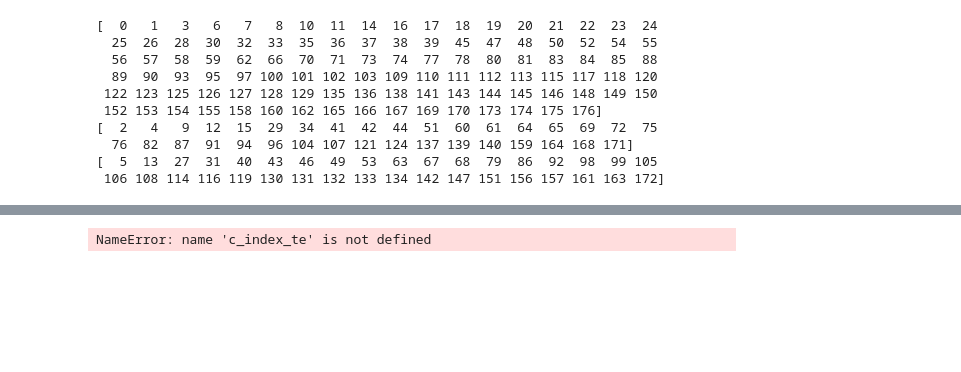
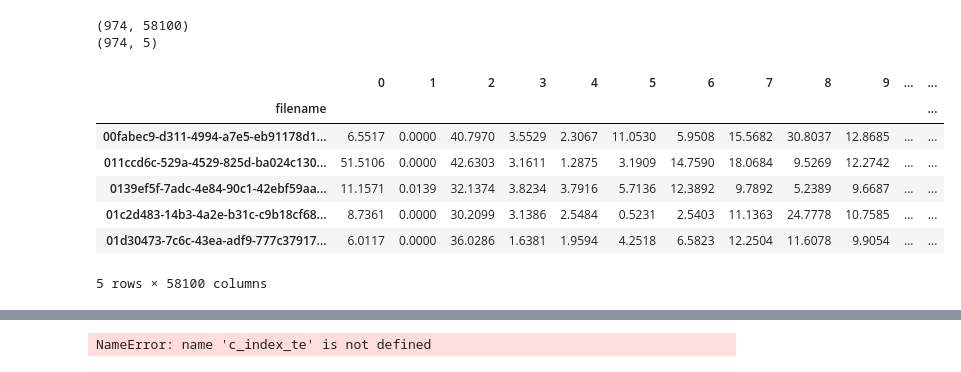
Before and after one commit to anaischossegros/research_project, a Jupyter notebook: src/Run.ipynb, the cells around one changed output, grey strips where cells are left out. Drawn from its saved outputs; the diff is of its cells as text; code cells hidden in the pictures; blank space fills up the shorter version.

```diff
--- a/src/Run.ipynb
+++ b/src/Run.ipynb
@@ -25,0 +24,17 @@ from Data_extraction_normalised import output_dfnorm, data_norm_df
+# %%
+print(np.shape(x_df2))
+print(np.shape(output_df2))
+# x_df2 = x_df2.reset_index(drop=True)
+# output_df2 = output_df2.reset_index(drop=True)
+x_df2.head()
+# %% [output]
+(974, 58100)
+(974, 5)
+|  | 0 | 1 | 2 | 3 | 4 | 5 | 6 | 7 | 8 | 9 | ... | ... |
+| filename |  |  |  |  |  |  |  |  |  |  |  | ... |
+| 00fabec9-d311-4994-a7e5-eb91178d1... | 6.5517 | 0.0000 | 40.7970 | 3.5529 | 2.3067 | 11.0530 | 5.9508 | 15.5682 | 30.8037 | 12.8685 | ... | ... |
+| 011ccd6c-529a-4529-825d-ba024c130... | 51.5106 | 0.0000 | 42.6303 | 3.1611 | 1.2875 | 3.1909 | 14.7590 | 18.0684 | 9.5269 | 12.2742 | ... | ... |
+| 0139ef5f-7adc-4e84-90c1-42ebf59aa... | 11.1571 | 0.0139 | 32.1374 | 3.8234 | 3.7916 | 5.7136 | 12.3892 | 9.7892 | 5.2389 | 9.6687 | ... | ... |
+| 01c2d483-14b3-4a2e-b31c-c9b18cf68... | 8.7361 | 0.0000 | 30.2099 | 3.1386 | 2.5484 | 0.5231 | 2.5403 | 11.1363 | 24.7778 | 10.7585 | ... | ... |
+| 01d30473-7c6c-43ea-adf9-777c37917... | 6.0117 | 0.0000 | 36.0286 | 1.6381 | 1.9594 | 4.2518 | 6.5823 | 12.2504 | 11.6078 | 9.9054 | ... | ... |
+5 rows × 58100 columns
@@ -26,5 +90,6 @@ from Data_extraction_normalised import output_dfnorm, data_norm_df
 # %%
-data = pd.concat([data_norm_df,output_dfnorm],axis=1)
+
+data = pd.concat([x_df2,output_df2], axis=1)
 
 def split_indices(n, val_pct1, val_pct2):
 	n1 = int(val_pct1*n)
@@ -34,10 +99,11 @@ def split_indices(n, val_pct1, val_pct2):
 	train.sort(), val.sort(), test.sort()
 	return(train, val, test)
 
-train_index, val_index, test_index = split_indices(len(data),0.6, 0.8)
-print(train_index)
-print(val_index)
-print(test_index)
+# train_index, val_index, test_index = split_indices(len(data),0.6, 0.8)
+# print(train_index)
+
+# print(val_index)
+# print(test_index)
 x, ytime, yevent, age = load_data(data, dtype)
 
 # data_train = data.iloc[train_index]
@@ -46,14 +112,3 @@ x, ytime, yevent, age = load_data(data, dtype)
 # x_train, ytime_train, yevent_train, age_train = load_data(data_train, dtype)
 # x_valid, ytime_valid, yevent_valid, age_valid = load_data(data_val, dtype)
 # x_test, ytime_test, yevent_test, age_test = load_data(data_test,dtype)
-# %% [output]
-[  0   1   3   6   7   8  10  11  14  16  17  18  19  20  21  22  23  24
-  25  26  28  30  32  33  35  36  37  38  39  45  47  48  50  52  54  55
-  56  57  58  59  62  66  70  71  73  74  77  78  80  81  83  84  85  88
-  89  90  93  95  97 100 101 102 103 109 110 111 112 113 115 117 118 120
- 122 123 125 126 127 128 129 135 136 138 141 143 144 145 146 148 149 150
- 152 153 154 155 158 160 162 165 166 167 169 170 173 174 175 176]
-[  2   4   9  12  15  29  34  41  42  44  51  60  61  64  65  69  72  75
-  76  82  87  91  94  96 104 107 121 124 137 139 140 159 164 168 171]
-[  5  13  27  31  40  43  46  49  53  63  67  68  79  86  92  98  99 105
- 106 108 114 116 119 130 131 132 133 134 142 147 151 156 157 161 163 172]
```
Also changed, not shown: parts of 27 cells of this notebook, 9 other files.
